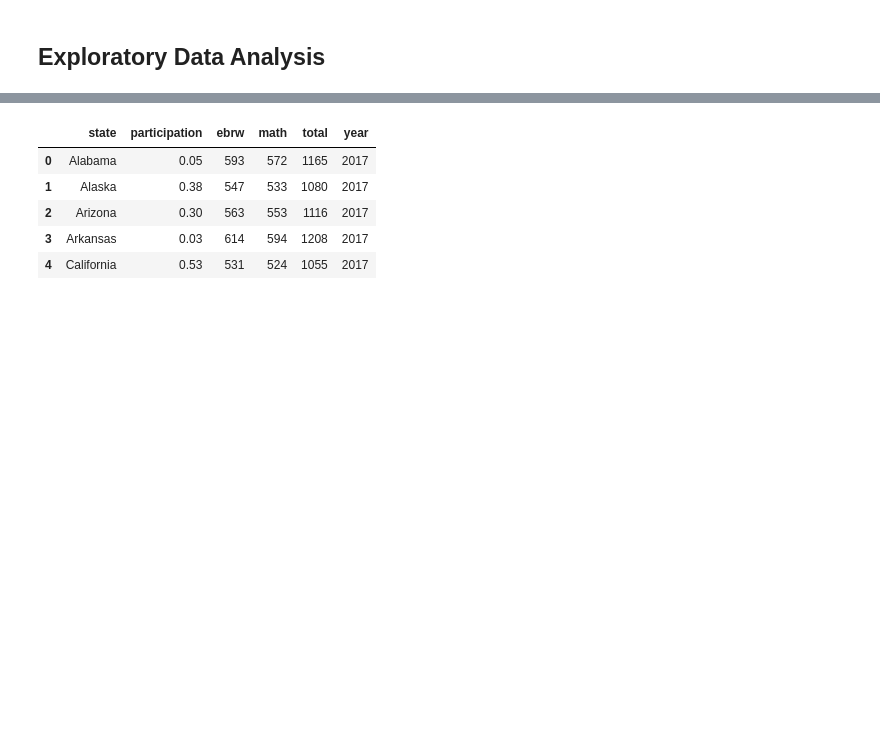
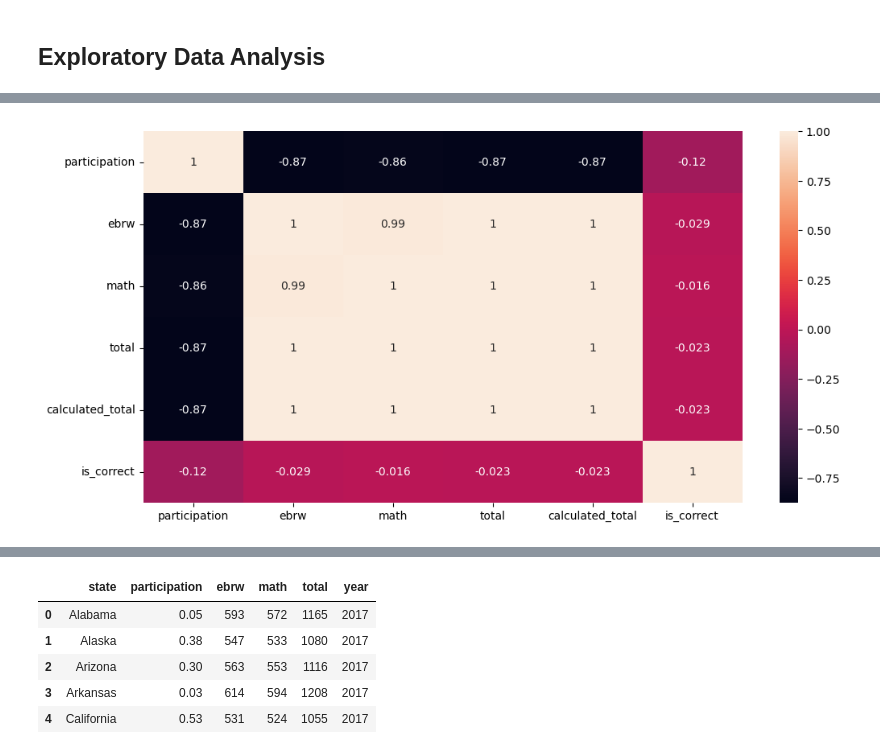
Before and after one commit to nareeratm/standardized_test_analysis, a Jupyter notebook: code/starter-code.ipynb, the cells around one changed output, grey strips where cells are left out. Cells and saved outputs as stored; diff of their text form; code cells hidden in the pictures; blank space fills up the shorter version.

```diff
--- a/code/starter-code.ipynb
+++ b/code/starter-code.ipynb
@@ -320,6 +807,8 @@ sd= sat_2017.apply(lambda x: create_std(x))
 # %%
-# plt.figure(figsize=(12,6))
-# sns.heatmap(sat_2017.corr(numeric_only=True), annot=True);
+plt.figure(figsize=(12,6))
+sns.heatmap(sat_2017.corr(numeric_only=True), annot=True);
+# %% [output]
+[figure, added]
 # %%
 #I want to plot participation rate with score
 sat_2017.plot(x='total', y = 'participation', kind='scatter', title='2017 SAT Total Score and Participation Rates');
```
Also changed, not shown: parts of 99 cells of this notebook, 17 other files.
